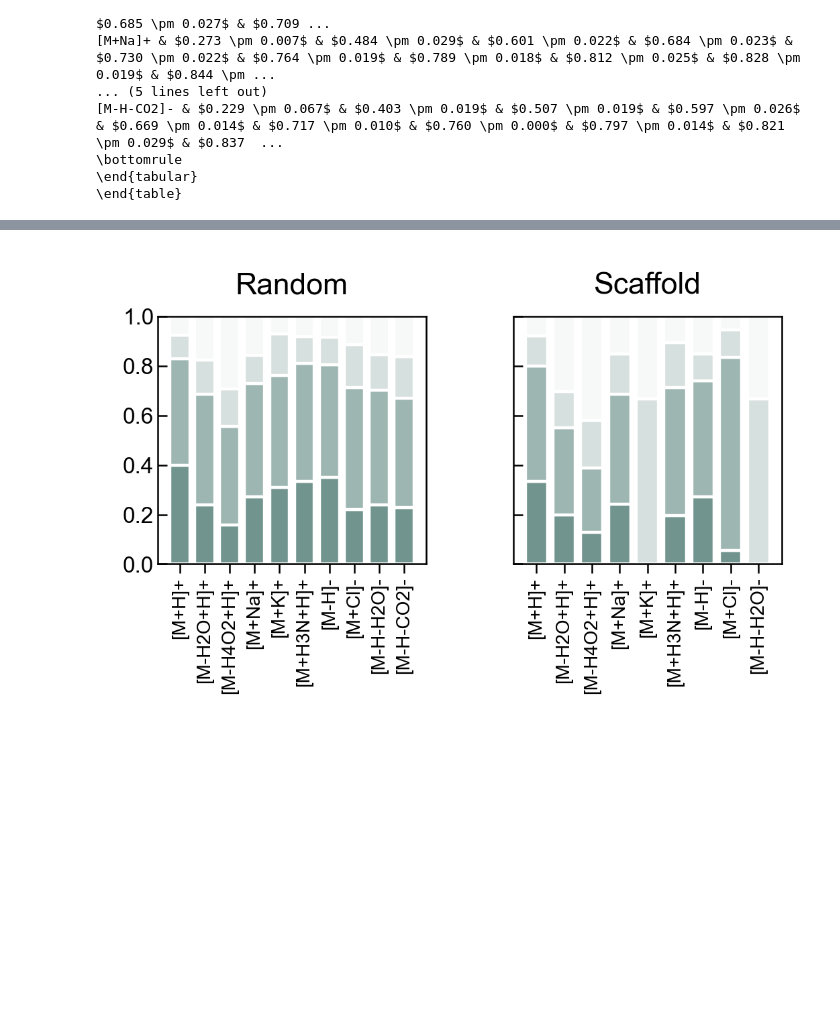
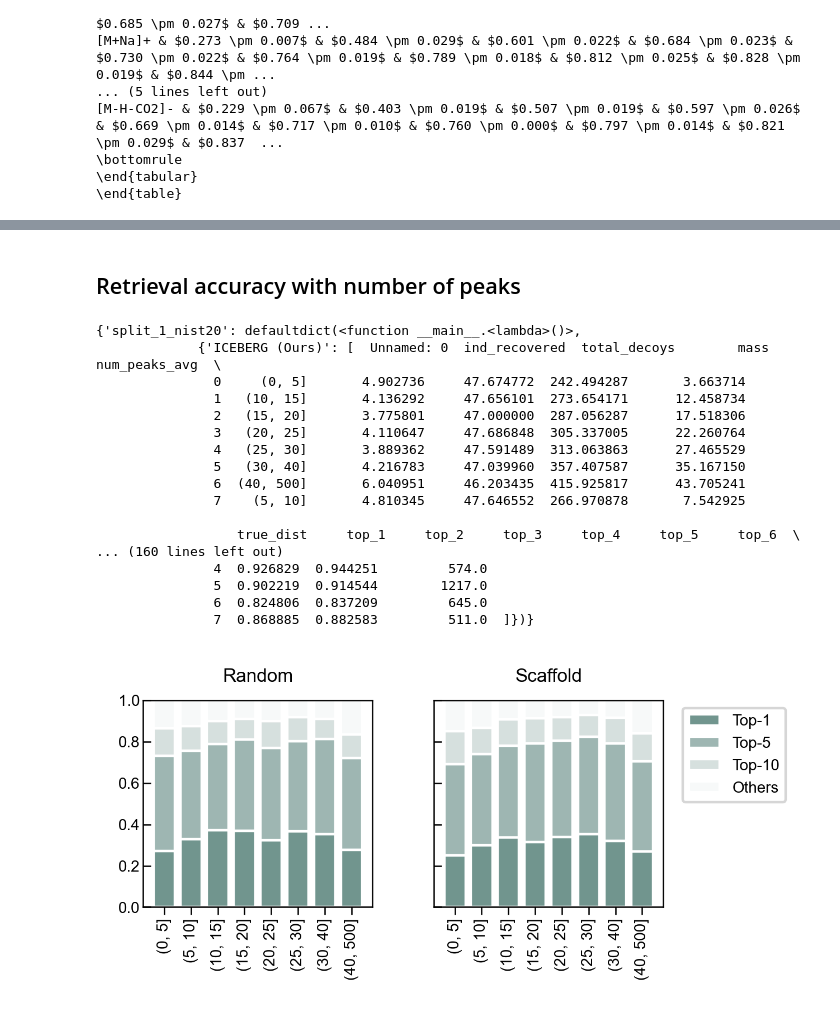
Before and after one commit to hxu129/ms-pred-original, a Jupyter notebook: notebooks/iceberg_fig_cosine_retrieval.ipynb, the cells around one changed output, grey strips where cells are left out. Cells and saved outputs as stored; diff of their text form; code cells hidden in the pictures; blank space fills up the shorter version.

```diff
--- a/notebooks/iceberg_fig_cosine_retrieval.ipynb
+++ b/notebooks/iceberg_fig_cosine_retrieval.ipynb
@@ -203,7 +203,8 @@ for adduct_type, out_df in adduct_to_df.items():
         ]
 # %%
 # select adduct type to process and report
-out_df = adduct_to_df['[M+H]+']  # [M+H]+ / pos_avg / neg_avg / avg
+# out_df = adduct_to_df['[M+H]+']  # [M+H]+ / pos_avg / neg_avg / avg
+out_df = adduct_to_df['avg']
 
 # Update names
 names = list(out_df['Method'].unique())
@@ -642,0 +764,43 @@ Dataset & \multicolumn{10}{r}{split_1_nist20} & \multicolumn{10}{r}{scaffold_1_n
+# %% [markdown]
+## Retrieval accuracy with number of peaks
+# %%
+dataset_to_res = {}
+for dataset_name in dataset_names:
+    for split_name in ['split_1', 'scaffold_1']:
+        tsv_files = defaultdict(lambda : [])
+        for seed in [1,2,3]:
+            retrieval_path_entr = Path(f'../results/dag_inten_{dataset_name}/{split_name}_rnd{seed}/retrieval_{dataset_name}_{split_name}_50/rerank_eval_grouped_npeak_entropy.tsv')
+            retrieval_path_cos = Path(f'../results/dag_inten_{dataset_name}/{split_name}_rnd{seed}/retrieval_{dataset_name}_{split_name}_50/rerank_eval_grouped_npeak_cos.tsv')
+            if retrieval_path_entr.exists():
+                retrieval_df = pd.read_csv(retrieval_path_entr, sep='\t')
+            elif retrieval_path_cos.exists():
+                retrieval_df = pd.read_csv(retrieval_path_cos, sep='\t')
+            else:
+                retrieval_df = None
+
+            if retrieval_df is not None:
+                retrieval_df = weighted_group_average(retrieval_df)
+
+            tsv_files['ICEBERG (Ours)'].append(retrieval_df)
+
+        dataset_to_res[f"{split_name}_{dataset_name}"] = tsv_files
+# %%
+dataset_to_res
+# %% [output]
+{'split_1_nist20': defaultdict(<function __main__.<lambda>()>,
+             {'ICEBERG (Ours)': [  Unnamed: 0  ind_recovered  total_decoys        mass  num_peaks_avg  \
+               0     (0, 5]       4.902736     47.674772  242.494287       3.663714
+               1   (10, 15]       4.136292     47.656101  273.654171      12.458734
+               2   (15, 20]       3.775801     47.000000  287.056287      17.518306
+               3   (20, 25]       4.110647     47.686848  305.337005      22.260764
+               4   (25, 30]       3.889362     47.591489  313.063863      27.465529
+               5   (30, 40]       4.216783     47.039960  357.407587      35.167150
+               6  (40, 500]       6.040951     46.203435  415.925817      43.705241
+               7    (5, 10]       4.810345     47.646552  266.970878       7.542925
+
+                  true_dist     top_1     top_2     top_3     top_4     top_5     top_6  \
+... (160 lines left out)
+               4  0.926829  0.944251         574.0
+               5  0.902219  0.914544        1217.0
+               6  0.824806  0.837209         645.0
+               7  0.868885  0.882583         511.0  ]})}
@@ -643,5 +855,6 @@ Dataset & \multicolumn{10}{r}{split_1_nist20} & \multicolumn{10}{r}{scaffold_1_n
 # %%
-gridspec = dict(hspace=0.0, width_ratios=[1, 0.05, 1])
+# retrieval accuracy for each adduct type
+gridspec = dict(hspace=0.0, width_ratios=[1, 0.00, 1])
 fig, axes = plt.subplots(
     1, 3, figsize=(3, 1.2), dpi=400, sharey=False, gridspec_kw=gridspec
 )
@@ -649,39 +862,41 @@ plt_dataset_names = {"split_1_nist20": "Random", "scaffold_1_nist20": "Scaffold"
 
 plot_datasets = [
     "split_1_nist20",
     "scaffold_1_nist20",
 ]
 
 for ind, (ax, dataset) in enumerate(zip([axes[0], axes[2]], plot_datasets)):
     accs = []
     active_adducts = []
-    for adduct_type in all_adducts:
-        df = adduct_to_df[adduct_type]
+    for mass_label in ['(0, 5]', '(5, 10]', '(10, 15]', '(15, 20]', '(20, 25]', '(25, 30]', '(30, 40]', '(40, 500]']:
+        df = mass_to_df[mass_label]
         out_df_temp = df[df["Dataset"].isin([dataset])]
         out_df_temp = out_df_temp[out_df_temp["Method"].isin(['ICEBERG (Ours)'])]
         if len(out_df_temp) > 0:
             accs.append([out_df_temp['Top_1 Retrieval'].item(),
                          out_df_temp['Top_5 Retrieval'].item(),
                          out_df_temp['Top_10 Retrieval'].item()])
-            active_adducts.append(adduct_type)
+            active_adducts.append(mass_label)
     accs = np.array(accs)
-    ax.bar(np.arange(len(active_adducts)), accs[:, 0], bottom=np.zeros(len(active_adducts)), color='#71958e')
-    ax.bar(np.arange(len(active_adducts)), accs[:, 1] - accs[:, 0], bottom=accs[:, 0], color='#9eb6b2')
-    ax.bar(np.arange(len(active_adducts)), accs[:, 2] - accs[:, 1], bottom=accs[:, 1], color='#d6e0de')
-    ax.bar(np.arange(len(active_adducts)), np.ones(len(active_adducts)) - accs[:, 2], bottom=accs[:, 2], color='#f7f9f9')
+    ax.bar(np.arange(len(active_adducts)), accs[:, 0], bottom=np.zeros(len(active_adducts)), color='#71958e', label='Top-1')
+    ax.bar(np.arange(len(active_adducts)), accs[:, 1] - accs[:, 0], bottom=accs[:, 0], color='#9eb6b2', label='Top-5')
+    ax.bar(np.arange(len(active_adducts)), accs[:, 2] - accs[:, 1], bottom=accs[:, 1], color='#d6e0de', label='Top-10')
+    ax.bar(np.arange(len(active_adducts)), np.ones(len(active_adducts)) - accs[:, 2], bottom=accs[:, 2], color='#f7f9f9', label='Others')
     ax.set_xticks(range(len(active_adducts)))  # Ensure tick positions match the labels
     ax.set_xticklabels(active_adducts, fontsize=5)
     ax.tick_params(axis='x', labelrotation=90)
     ax.yaxis.labelpad = 1
     ax.set_title(plt_dataset_names[dataset])
 
 axes[1].set_visible(False)
 axes[0].get_shared_y_axes().join(axes[0], axes[2])
 axes[0].set_ylim(0, 1)
 axes[2].set_yticklabels([])
 
+plt.legend(bbox_to_anchor=(1.05, 1))
+
 fig.savefig(
-    results_folder / "retrieval_by_adduct.pdf", bbox_inches="tight", transparent=True
+    results_folder / "retrieval_by_npeaks.pdf", bbox_inches="tight", transparent=True
 )
 # %% [output]
-[figure, old version]
+[figure, new version]
```
Also changed, not shown: parts of 28 cells of this notebook, 4 other files.
